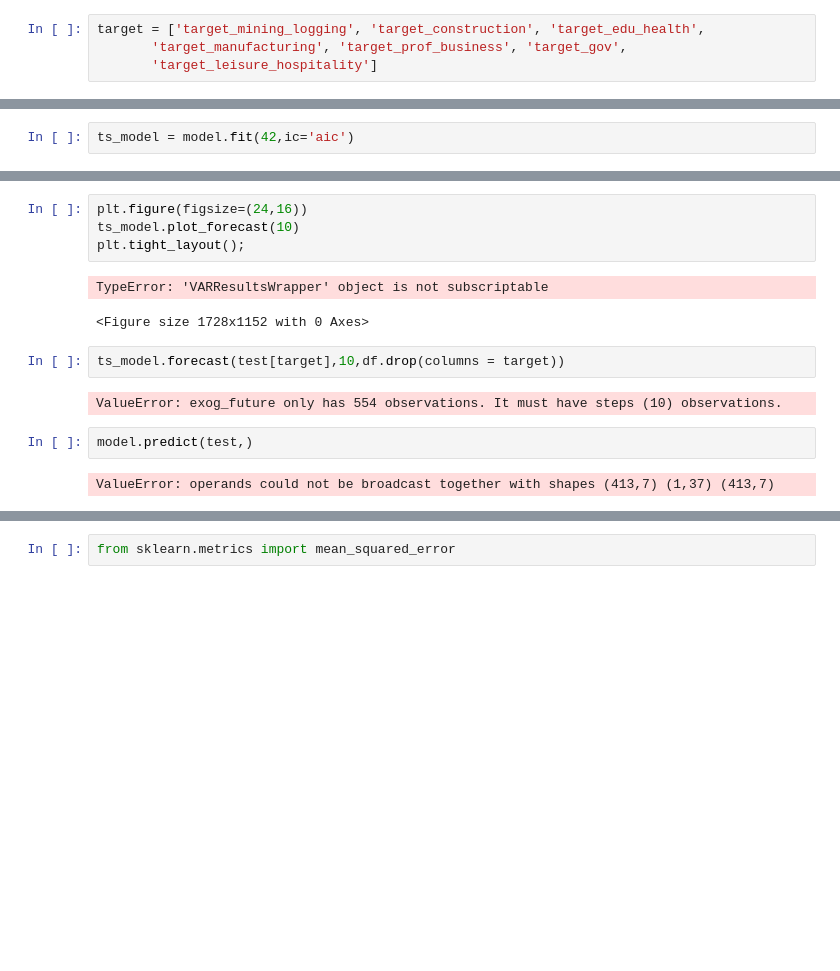
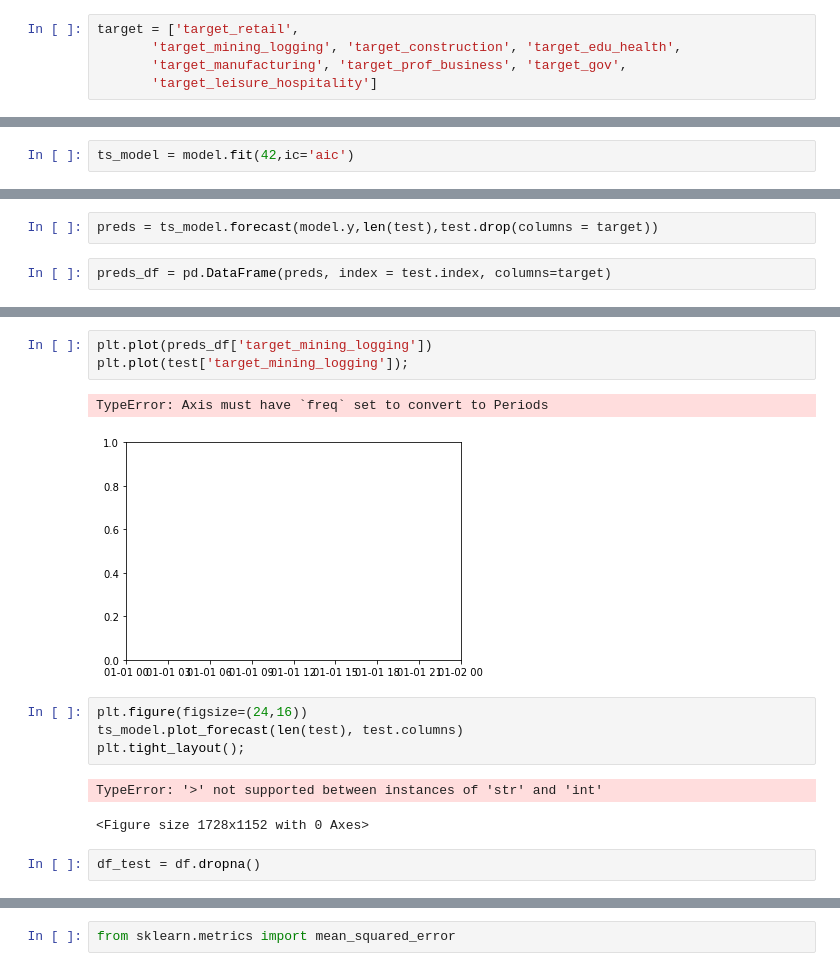
Before and after one commit to isaiahdwest/group-project, a Jupyter notebook: Tony_model.ipynb, the cells around one changed output, grey strips where cells are left out. Drawn from its saved outputs; the diff is of its cells as text; blank space fills up the shorter version.

```diff
--- a/Tony_model.ipynb
+++ b/Tony_model.ipynb
@@ -123,7 +132,8 @@ train, test = train_test_split(test_df,
                                test_size = 0.25,
                               shuffle=False)
 # %%
-target = ['target_mining_logging', 'target_construction', 'target_edu_health',
+target = ['target_retail',
+       'target_mining_logging', 'target_construction', 'target_edu_health',
        'target_manufacturing', 'target_prof_business', 'target_gov',
        'target_leisure_hospitality']
 # %%
@@ -181,0 +285,4 @@ ts_model.
+# %%
+preds = ts_model.forecast(model.y,len(test),test.drop(columns = target))
+# %%
+preds_df = pd.DataFrame(preds, index = test.index, columns=target)
@@ -182,15 +323,15 @@ ts_model.
+# %%
+plt.plot(preds_df['target_mining_logging'])
+plt.plot(test['target_mining_logging']);
+# %% [output]
+TypeError: Axis must have `freq` set to convert to Periods
+[figure, added]
 # %%
 plt.figure(figsize=(24,16))
-ts_model.plot_forecast(10)
+ts_model.plot_forecast(len(test), test.columns)
 plt.tight_layout();
 # %% [output]
-TypeError: 'VARResultsWrapper' object is not subscriptable
+TypeError: '>' not supported between instances of 'str' and 'int'
 <Figure size 1728x1152 with 0 Axes>
-# %%
-ts_model.forecast(test[target],10,df.drop(columns = target))
-# %% [output]
-ValueError: exog_future only has 554 observations. It must have steps (10) observations.
-# %%
-model.predict(test,)
-# %% [output]
-ValueError: operands could not be broadcast together with shapes (413,7) (1,37) (413,7)
+# %%
+df_test = df.dropna()
```
Also changed, not shown: parts of 50 cells of this notebook.
